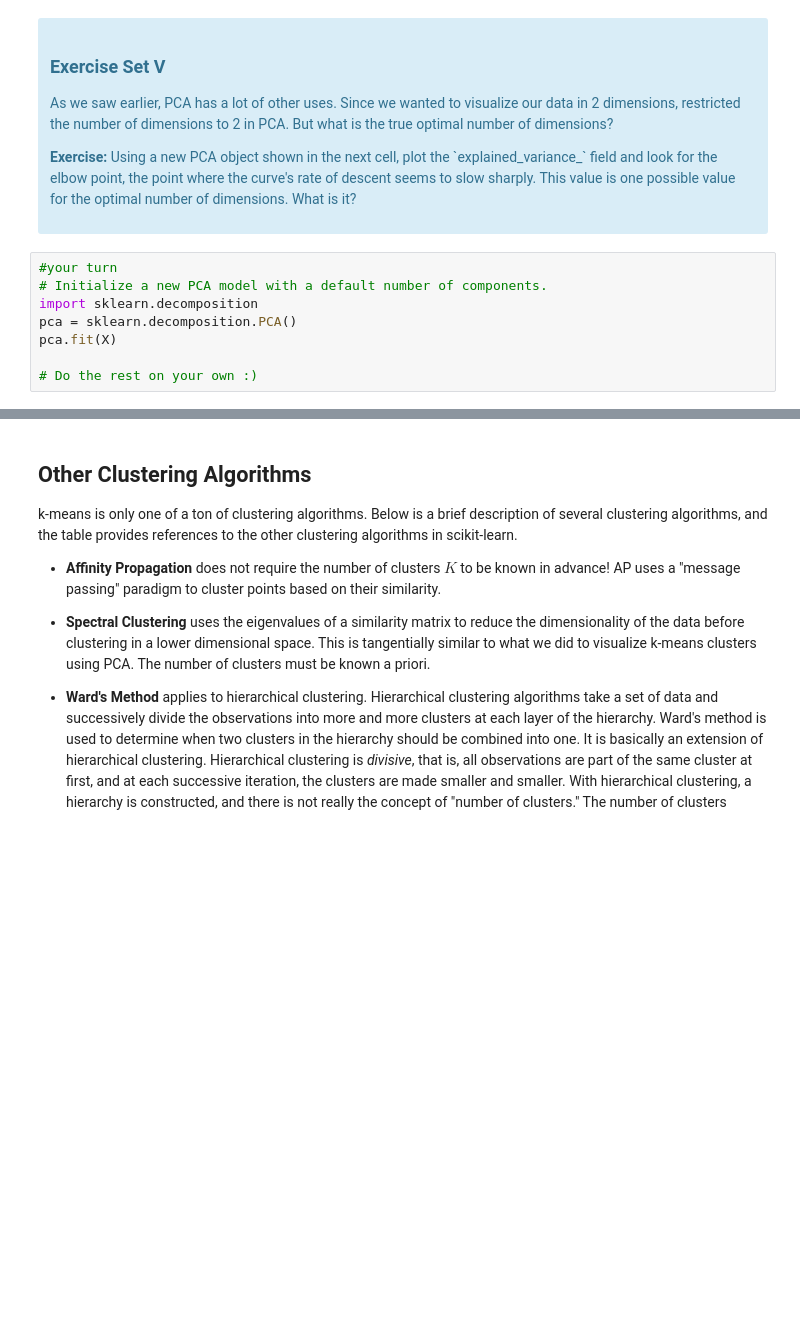
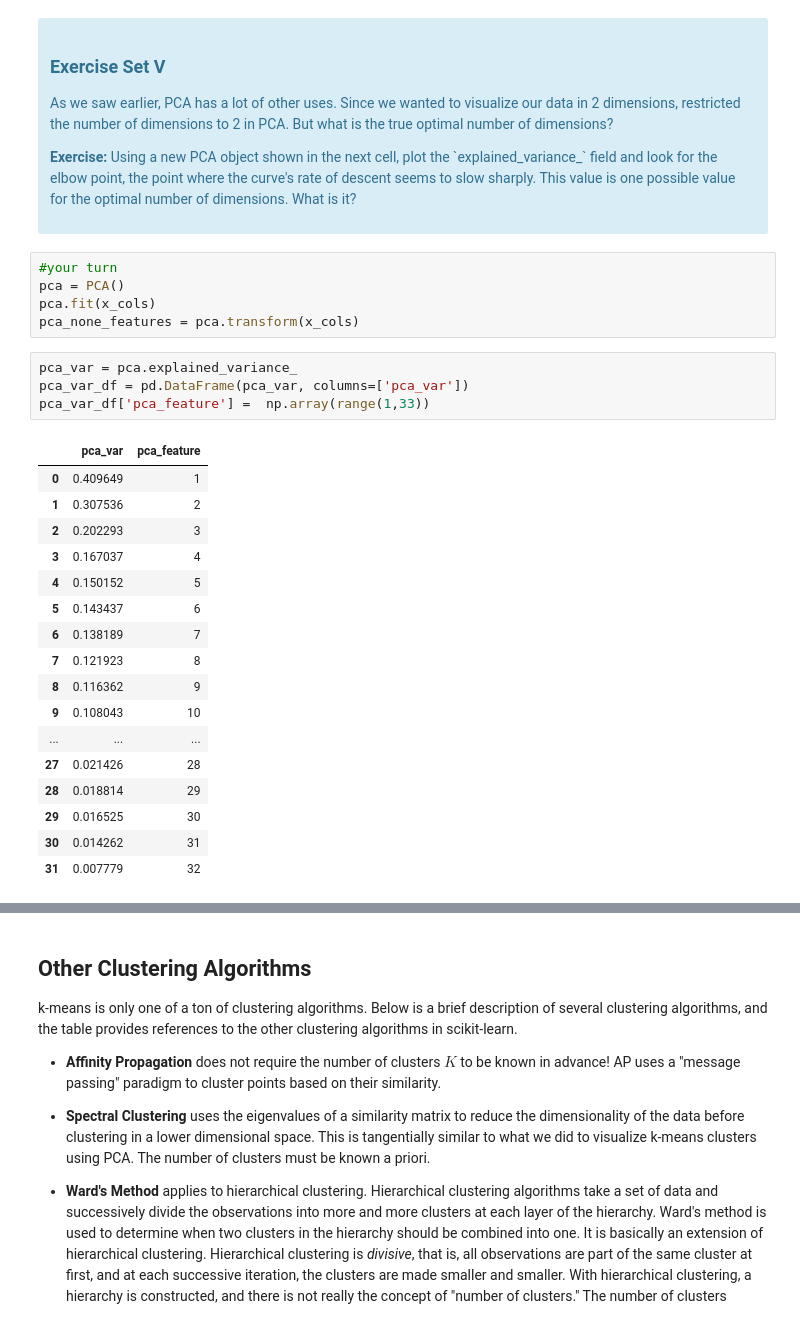
Before and after one commit to mcassi17/customer_segmentation, a Jupyter notebook: Mini_Project_Clustering.ipynb, the cells around one changed output, grey strips where cells are left out. Cells and saved outputs as stored; diff of their text form; blank space fills up the shorter version.

```diff
--- a/Mini_Project_Clustering.ipynb
+++ b/Mini_Project_Clustering.ipynb
@@ -445,11 +445,30 @@ What we've done is we've taken those columns of 0/1 indicator variables, and we'
 
 <p><b>Exercise:</b> Using a new PCA object shown in the next cell, plot the `explained_variance_` field and look for the elbow point, the point where the curve's rate of descent seems to slow sharply. This value is one possible value for the optimal number of dimensions. What is it?</p>
 </div>
-# %%
-#your turn
-# Initialize a new PCA model with a default number of components.
-import sklearn.decomposition
-pca = sklearn.decomposition.PCA()
-pca.fit(X)
-
-# Do the rest on your own :)
+# %%
+#your turn
+pca = PCA()
+pca.fit(x_cols)
+pca_none_features = pca.transform(x_cols)
+# %%
+pca_var = pca.explained_variance_
+pca_var_df = pd.DataFrame(pca_var, columns=['pca_var'])
+pca_var_df['pca_feature'] =  np.array(range(1,33))
+# %% [output]
+|  | pca_var | pca_feature |
+| 0 | 0.409649 | 1 |
+| 1 | 0.307536 | 2 |
+| 2 | 0.202293 | 3 |
+| 3 | 0.167037 | 4 |
+| 4 | 0.150152 | 5 |
+| 5 | 0.143437 | 6 |
+| 6 | 0.138189 | 7 |
+| 7 | 0.121923 | 8 |
+| 8 | 0.116362 | 9 |
+| 9 | 0.108043 | 10 |
+| ... | ... | ... |
+| 27 | 0.021426 | 28 |
+| 28 | 0.018814 | 29 |
+| 29 | 0.016525 | 30 |
+| 30 | 0.014262 | 31 |
+| 31 | 0.007779 | 32 |
```
Also changed, not shown: parts of 13 cells of this notebook.
